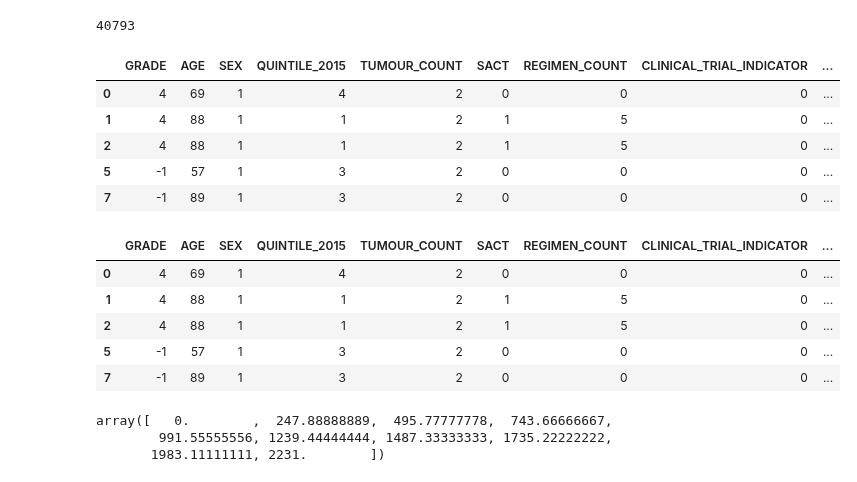
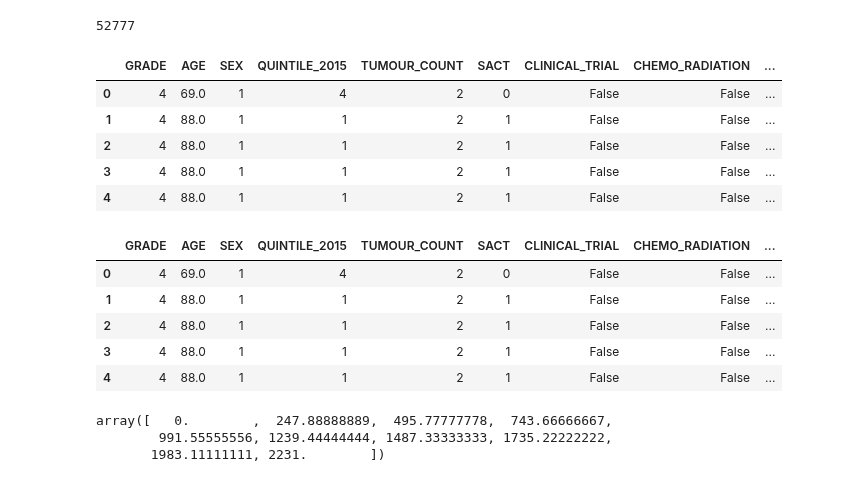
Before and after one commit to dkaizhang/federated-survival, a Jupyter notebook: survival.ipynb, the cells around one changed output. Saved outputs shown, nothing was run; the diff lists cells and outputs as text; code cells hidden in the pictures.

Commit message:
bugfix data script - SACT not correct dtype; model running

```diff
--- a/survival.ipynb
+++ b/survival.ipynb
@@ -19,10 +21,10 @@ np.random.seed(1234)
 _ = torch.manual_seed(123)
 # %%
 datapath = './Data/data.csv'
-data = pd.read_csv(datapath)
+data = read_csv(datapath)
 print(len(data))
 # %% [output]
-40793
+52777
 # %%
 df_test = data.sample(frac=0.2)
 df_train = data.drop(df_test.index)
@@ -32,23 +34,23 @@ df_train = df_train.drop(df_val.index)
 pd.set_option('display.max_columns', None)
 df_train.head()
 # %% [output]
-|  | GRADE | AGE | SEX | QUINTILE_2015 | TUMOUR_COUNT | SACT | REGIMEN_COUNT | CLINICAL_TRIAL_INDICATOR | ... |
-| 0 | 4 | 69 | 1 | 4 | 2 | 0 | 0 | 0 | ... |
-| 1 | 4 | 88 | 1 | 1 | 2 | 1 | 5 | 0 | ... |
-| 2 | 4 | 88 | 1 | 1 | 2 | 1 | 5 | 0 | ... |
-| 5 | -1 | 57 | 1 | 3 | 2 | 0 | 0 | 0 | ... |
-| 7 | -1 | 89 | 1 | 3 | 2 | 0 | 0 | 0 | ... |
+|  | GRADE | AGE | SEX | QUINTILE_2015 | TUMOUR_COUNT | SACT | CLINICAL_TRIAL | CHEMO_RADIATION | ... |
+| 0 | 4 | 69.0 | 1 | 4 | 2 | 0 | False | False | ... |
+| 1 | 4 | 88.0 | 1 | 1 | 2 | 1 | False | False | ... |
+| 2 | 4 | 88.0 | 1 | 1 | 2 | 1 | False | False | ... |
+| 3 | 4 | 88.0 | 1 | 1 | 2 | 1 | False | False | ... |
+| 4 | 4 | 88.0 | 1 | 1 | 2 | 1 | False | False | ... |
 # %%
 # cols = list(df_train.columns.values)
 # print(cols)
-df_train = df_train[['GRADE', 'AGE', 'SEX', 'QUINTILE_2015', 'TUMOUR_COUNT', 'SACT', 'REGIMEN_COUNT', 'CLINICAL_TRIAL_INDICATOR', 'CHEMO_RADIATION_INDICATOR', 'NORMALISED_HEIGHT', 'NORMALISED_WEIGHT', 'HIGHEST_CYCLE', 'BENIGN_BEHAVIOUR', 'SITE_C70', 'SITE_C71', 'SITE_C72', 'SITE_D32', 'SITE_D33', 'SITE_D35', 'CREG_L0201', 'CREG_L0301', 'CREG_L0401', 'CREG_L0801', 'CREG_L0901', 'CREG_L1001', 'CREG_L1201', 'CREG_L1701', 'LAT_9', 'LAT_B', 'LAT_L', 'LAT_M', 'LAT_R', 'ETH_A', 'ETH_B', 'ETH_C', 'ETH_M', 'ETH_O', 'ETH_U', 'ETH_W', 'DAYS_TO_FIRST_SURGERY', 'DAYS_TO_FIRST_REGIMEN', 'DAYS_SINCE_DIAGNOSIS','EVENT']]
+df_train = df_train[['GRADE', 'AGE', 'SEX', 'QUINTILE_2015', 'TUMOUR_COUNT', 'SACT', 'CLINICAL_TRIAL','CHEMO_RADIATION','REGIMEN_COUNT', 'CLINICAL_TRIAL_INDICATOR', 'CHEMO_RADIATION_INDICATOR', 'NORMALISED_HEIGHT', 'NORMALISED_WEIGHT', 'BENIGN_BEHAVIOUR', 'SITE_C70', 'SITE_C71', 'SITE_C72', 'SITE_D32', 'SITE_D33', 'SITE_D35', 'CREG_L0201', 'CREG_L0301', 'CREG_L0401', 'CREG_L0801', 'CREG_L0901', 'CREG_L1001', 'CREG_L1201', 'CREG_L1701', 'LAT_9', 'LAT_B', 'LAT_L', 'LAT_M', 'LAT_R', 'ETH_A', 'ETH_B', 'ETH_C', 'ETH_M', 'ETH_O', 'ETH_U', 'ETH_W', 'DAYS_SINCE_DIAGNOSIS','EVENT']]
 df_train.head()
 # %% [output]
-|  | GRADE | AGE | SEX | QUINTILE_2015 | TUMOUR_COUNT | SACT | REGIMEN_COUNT | CLINICAL_TRIAL_INDICATOR | ... |
-| 0 | 4 | 69 | 1 | 4 | 2 | 0 | 0 | 0 | ... |
-| 1 | 4 | 88 | 1 | 1 | 2 | 1 | 5 | 0 | ... |
-| 2 | 4 | 88 | 1 | 1 | 2 | 1 | 5 | 0 | ... |
-| 5 | -1 | 57 | 1 | 3 | 2 | 0 | 0 | 0 | ... |
-| 7 | -1 | 89 | 1 | 3 | 2 | 0 | 0 | 0 | ... |
+|  | GRADE | AGE | SEX | QUINTILE_2015 | TUMOUR_COUNT | SACT | CLINICAL_TRIAL | CHEMO_RADIATION | ... |
+| 0 | 4 | 69.0 | 1 | 4 | 2 | 0 | False | False | ... |
+| 1 | 4 | 88.0 | 1 | 1 | 2 | 1 | False | False | ... |
+| 2 | 4 | 88.0 | 1 | 1 | 2 | 1 | False | False | ... |
+| 3 | 4 | 88.0 | 1 | 1 | 2 | 1 | False | False | ... |
+| 4 | 4 | 88.0 | 1 | 1 | 2 | 1 | False | False | ... |
 # %%
 cols_standardise = ['GRADE', 'AGE', 'QUINTILE_2015', 'NORMALISED_HEIGHT', 'NORMALISED_WEIGHT']
```
Also changed, not shown: parts of 2 cells of this notebook, 4 other files.
